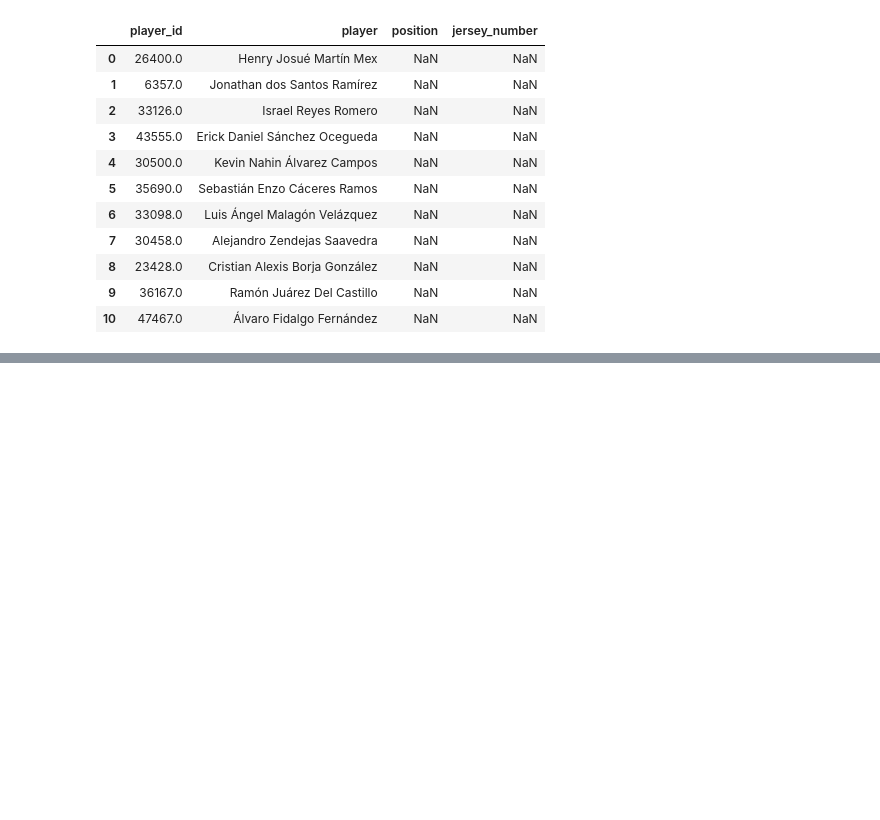
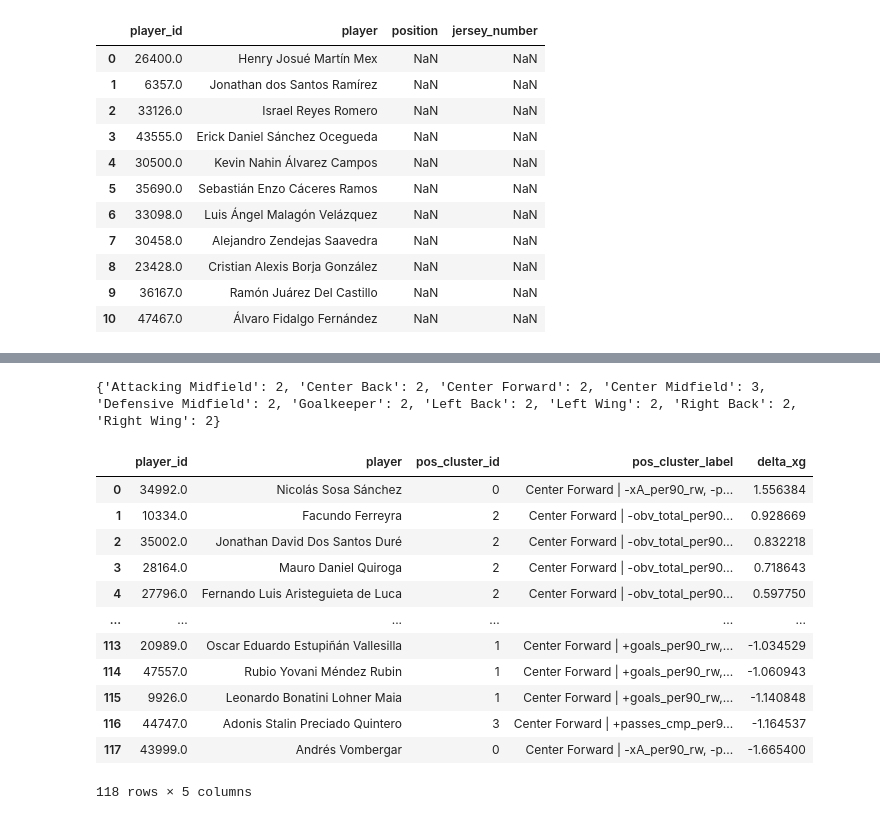
Before and after one commit to dulongski/hackathon-america, a Jupyter notebook: eda_hackathon.ipynb, the cells around one changed output, grey strips where cells are left out. Cells and saved outputs as stored; diff of their text form; code cells hidden in the pictures; blank space fills up the shorter version.

```diff
--- a/eda_hackathon.ipynb
+++ b/eda_hackathon.ipynb
@@ -1718,0 +1925,25 @@ wide_pos.head()
+# %%
+# 1) Team-agnostic RW per-90 table
+rw = build_recency_weighted_per90_team_agnostic(table, keys=["player_id","player"], K=4)
+
+# 2) Top positions (primary ≥ 10 games)
+wide_pos, _ = top_positions_grouped_team_agnostic(
+    data_all, keys=["player_id","player"], min_games=10
+)
+prim = (wide_pos[["player_id","player","primary_pos","primary_games"]]
+        .rename(columns={"primary_pos":"primary_grouped_pos","primary_games":"games_in_pos"})
+        .dropna(subset=["primary_grouped_pos"]))
+
+# 3) Build optimal default_k (each ≤ 5; small groups -> 1)
+default_k = build_default_k_by_grouped_position(
+    rw_profiles=rw,
+    clusters_input=prim,
+    keys=["player_id","player"],
+    k_max=5,
+    random_state=7,
+    n_init=20,
+    min_group_size_for_kmeans=6
+)
+print(default_k)  # e.g., {'Center Forward': 4, 'Center Midfield': 5, 'Left Wing': 3, ...}
+# %% [output]
+{'Attacking Midfield': 2, 'Center Back': 2, 'Center Forward': 2, 'Center Midfield': 3, 'Defensive Midfield': 2, 'Goalkeeper': 2, 'Left Back': 2, 'Left Wing': 2, 'Right Back': 2, 'Right Wing': 2}
@@ -1718,0 +2244,50 @@ wide_pos.head()
+# %%
+# ----------------------------------------------------------
+# 7) Example usage (TEAM-AGNOSTIC)
+# ----------------------------------------------------------
+table = build_player_team_season_table(data_all)  # from your previous step
+clusters, rapm, scorer, info = train_dynamic_xg_team_agnostic(
+    seasonal_table=table,
+    events=data_all,
+    n_roles_by_group=None,    # or dict like {"Center Forward": 5, "Center Midfield": 6}
+    min_games_pos=10,
+    min_app_per_player=5
+)
+
+# Build a XI (list of player_ids). If you already have one (e.g., América's last XI), use that:
+xi_ids, xi_df, meta = get_last_starting_xi_ids(data_all, team_name="América")  # optional helper you already have
+xi = xi_ids
+
+# Pick a CF to replace (example id)
+out_pid = 26400
+
+# Candidates: everyone whose primary grouped position == "Center Forward"
+cf_candidates = clusters.loc[clusters["primary_grouped_pos"]=="Center Forward", ["player_id","player","pos_cluster_id","pos_cluster_label"]]
+
+# Keep only candidates known by the RAPM mapping (optional, avoids NaNs)
+known = set(map(int, scorer.mapping["players"]))
+cf_candidates = cf_candidates[cf_candidates["player_id"].isin(known)].copy()
+
+# Swap loop (note: delta_swap returns 0.0 if in_pid == out_pid)
+swap_results = []
+for p in cf_candidates["player_id"]:
+    delta = scorer.delta_swap(current=xi, out_pid=out_pid, in_pid=int(p), is_home=1)
+    swap_results.append({"player_id": int(p), "delta_xg": float(delta) if pd.notna(delta) else np.nan})
+
+swap_df = pd.DataFrame(swap_results)
+result = cf_candidates.merge(swap_df, on="player_id", how="left").sort_values("delta_xg", ascending=False).reset_index(drop=True)
+display(result)
+# %% [output]
+|  | player_id | player | pos_cluster_id | pos_cluster_label | delta_xg |
+| 0 | 34992.0 | Nicolás Sosa Sánchez | 0 | Center Forward | -xA_per90_rw, -p... | 1.556384 |
+| 1 | 10334.0 | Facundo Ferreyra | 2 | Center Forward | -obv_total_per90... | 0.928669 |
+| 2 | 35002.0 | Jonathan David Dos Santos Duré | 2 | Center Forward | -obv_total_per90... | 0.832218 |
+| 3 | 28164.0 | Mauro Daniel Quiroga | 2 | Center Forward | -obv_total_per90... | 0.718643 |
+| 4 | 27796.0 | Fernando Luis Aristeguieta de Luca | 2 | Center Forward | -obv_total_per90... | 0.597750 |
+| ... | ... | ... | ... | ... | ... |
+| 113 | 20989.0 | Oscar Eduardo Estupiñán Vallesilla | 1 | Center Forward | +goals_per90_rw,... | -1.034529 |
+| 114 | 47557.0 | Rubio Yovani Méndez Rubin | 1 | Center Forward | +goals_per90_rw,... | -1.060943 |
+| 115 | 9926.0 | Leonardo Bonatini Lohner Maia | 1 | Center Forward | +goals_per90_rw,... | -1.140848 |
+| 116 | 44747.0 | Adonis Stalin Preciado Quintero | 3 | Center Forward | +passes_cmp_per9... | -1.164537 |
+| 117 | 43999.0 | Andrés Vombergar | 0 | Center Forward | -xA_per90_rw, -p... | -1.665400 |
+118 rows × 5 columns
```
Also changed, not shown: parts of 15 cells of this notebook, 11 other files.
